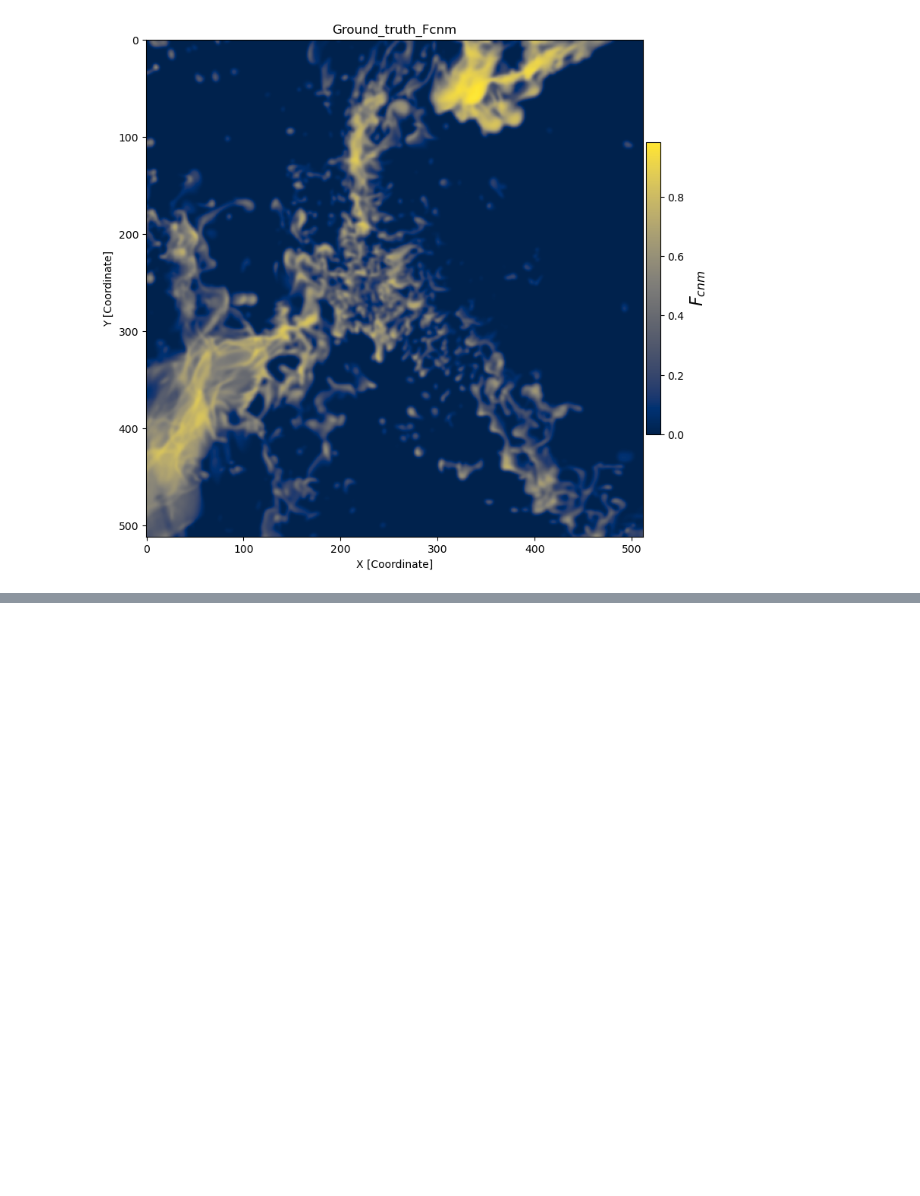
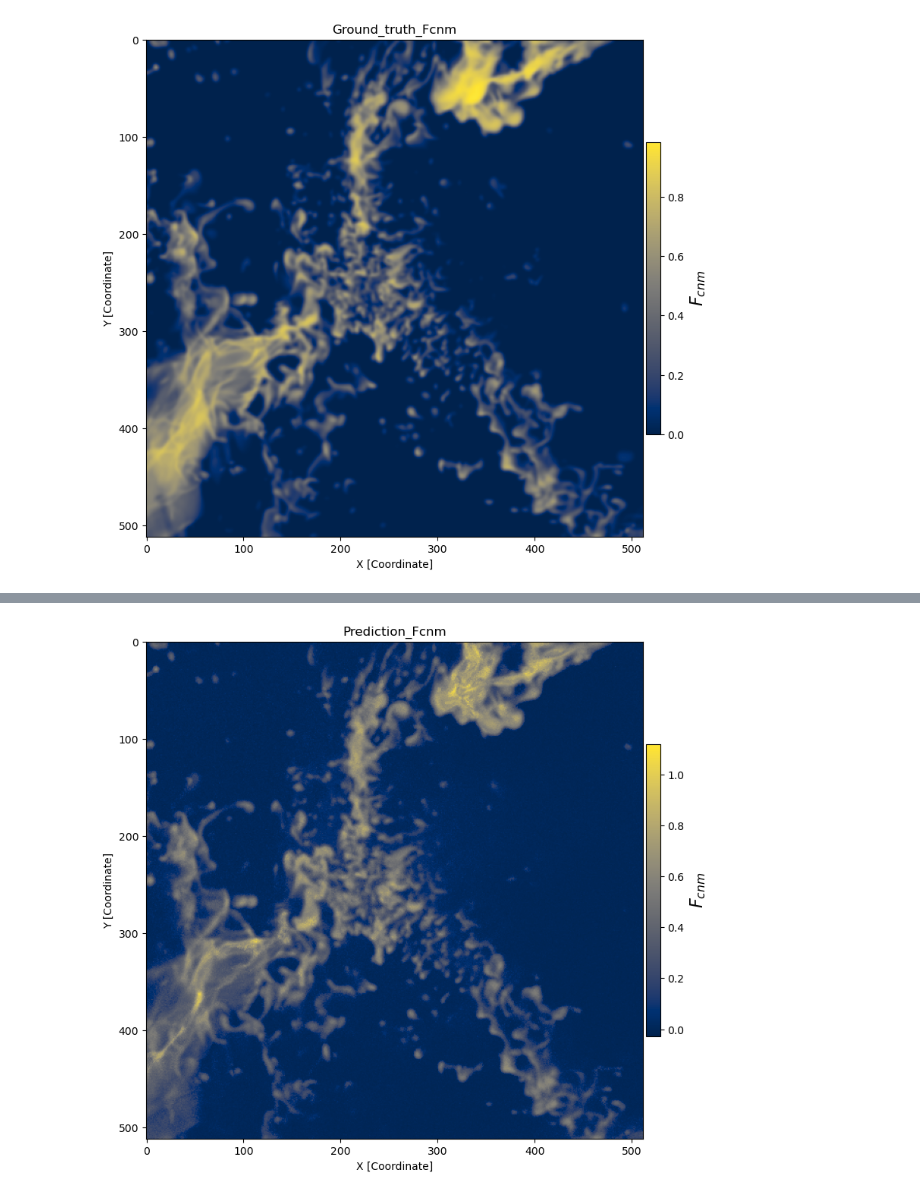
Before and after one commit to HaiyangTa/tano_signal, a Jupyter notebook: test.ipynb, the cells around one changed output, grey strips where cells are left out. Cells and saved outputs as stored; diff of their text form; code cells hidden in the pictures; blank space fills up the shorter version.

```diff
--- a/test.ipynb
+++ b/test.ipynb
@@ -144,0 +151,5 @@ plot_(fcnm_data3, 'Ground_truth_Fcnm', 'F_{cnm}')
+# %%
+model = models.spectra_cnn(weights=weights1, num_output=2, in_channels=1, input_row = 2, input_column=101, drop_out_rate=0, lpe=True)
+# %%
+dictt = dictionarizer.dict_maker(cube=cube3,Rhi=None, Fcnm=None).make_dict()
+print(len(dictt))
@@ -144,0 +158,2 @@ plot_(fcnm_data3, 'Ground_truth_Fcnm', 'F_{cnm}')
+# %%
+Fcnm, Rhi = calculator.calculate(dictt = dictt, model=model, device='cpu', num_row=512, num_column=512, PEV='poly_concate')
@@ -144,0 +178,15 @@ plot_(fcnm_data3, 'Ground_truth_Fcnm', 'F_{cnm}')
+# %%
+import matplotlib.pyplot as plt
+def plot_(im, title, label):
+    plt.figure(figsize=(10,10))
+    plt.imshow(im, cmap='cividis')
+    cbar = plt.colorbar(shrink=0.5, pad=0.005)
+    cbar.set_label(f'${label}$', size=16)
+    plt.title(f'{title}')
+    plt.xlabel('X [Coordinate]')
+    plt.ylabel('Y [Coordinate]')
+    plt.show()
+# %%
+plot_(Fcnm, 'Prediction_Fcnm', 'F_{cnm}')
+# %% [output]
+[figure, added]
```
Also changed, not shown: parts of 7 cells of this notebook, 4 other files.
